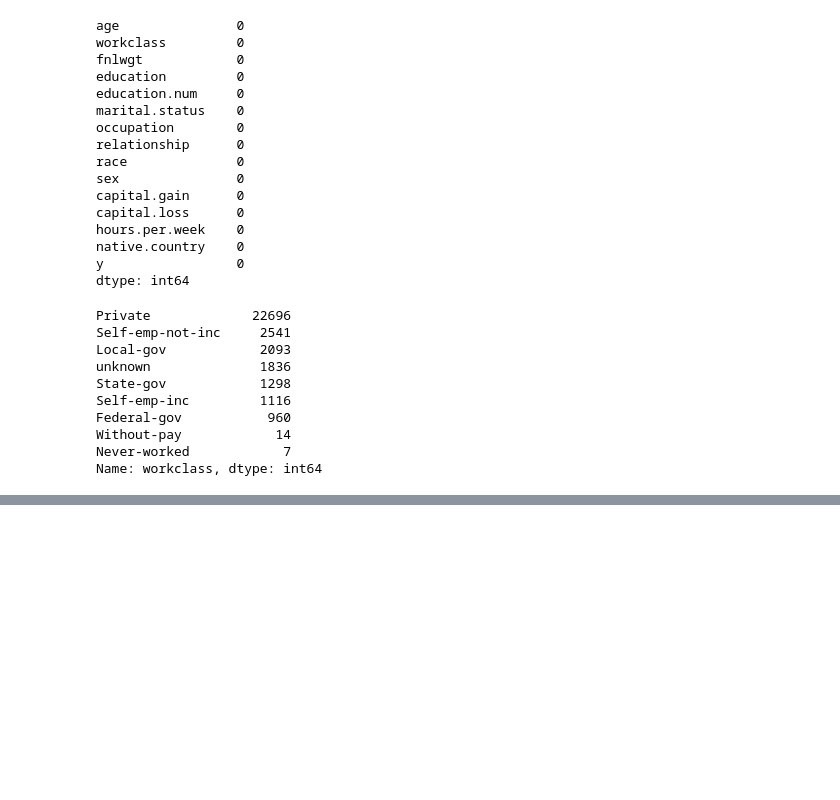
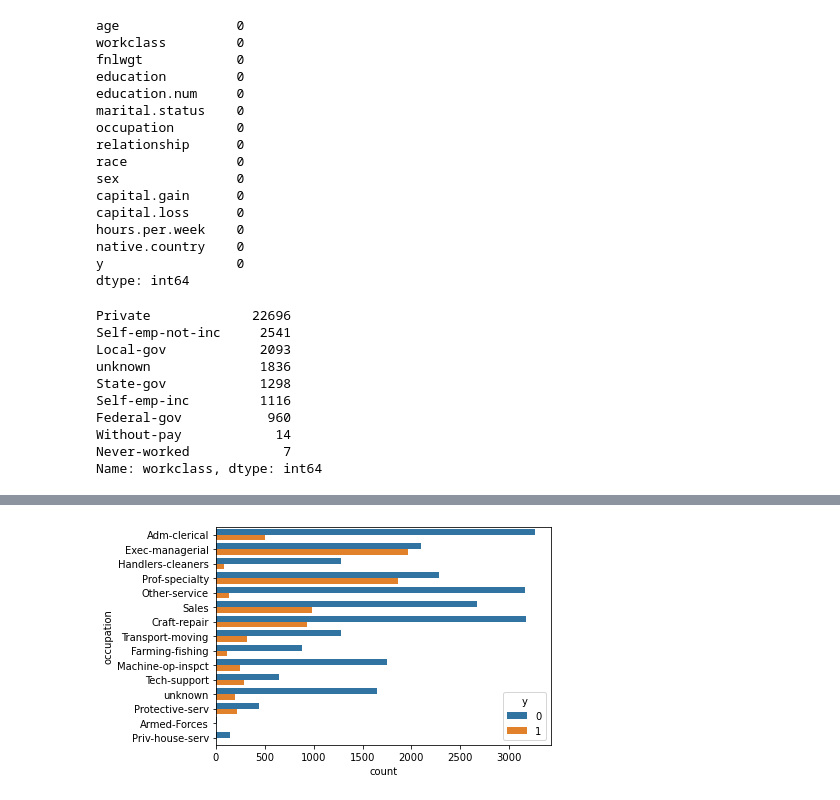
Before and after one commit to debhere/Practice, a Jupyter notebook: Income Prediction/Income Prediction - Census Data.ipynb, the cells around one changed output, grey strips where cells are left out. Cells and saved outputs as stored; diff of their text form; code cells hidden in the pictures; blank space fills up the shorter version.

```diff
--- a/Income Prediction/Income Prediction - Census Data.ipynb
+++ b/Income Prediction/Income Prediction - Census Data.ipynb
@@ -213,0 +318,4 @@ sns.countplot(y='workclass', data=new_data, hue='y');
+# %%
+sns.countplot(y='occupation', data=sex_dum, hue='y');
+# %% [output]
+[figure, added]
```
Also changed, not shown: parts of 16 cells of this notebook.
